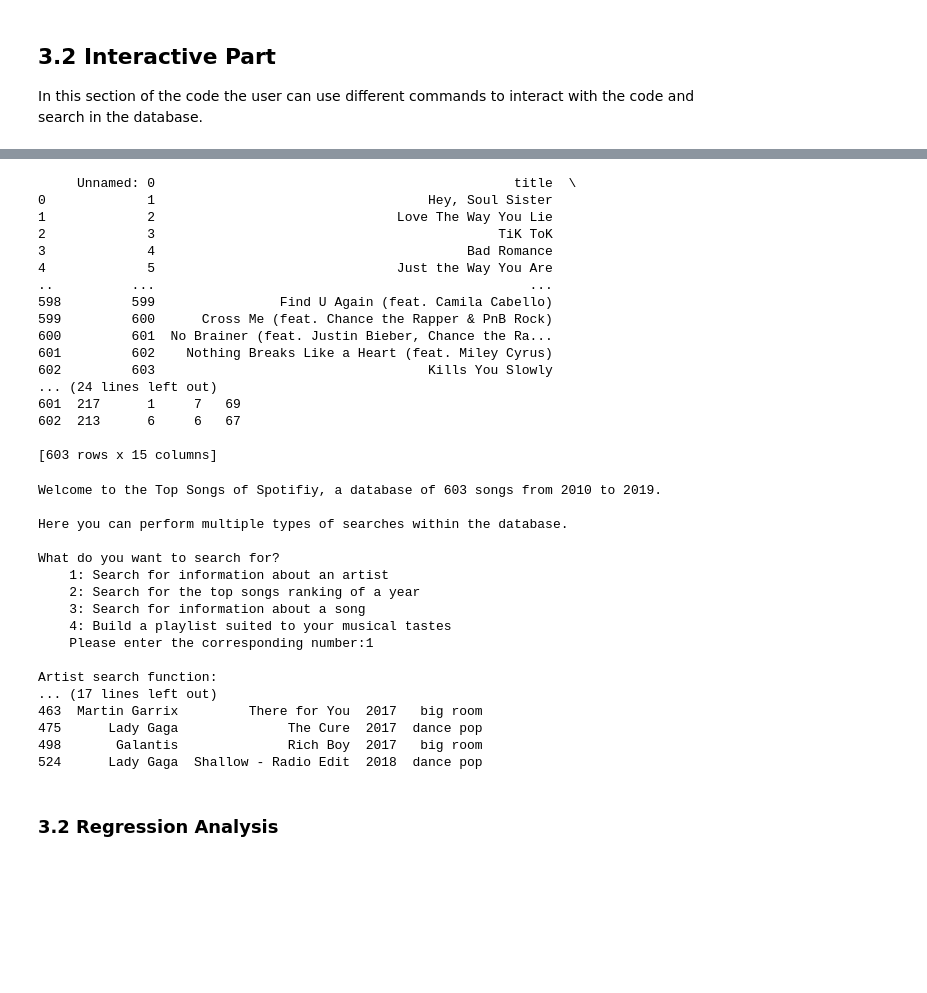
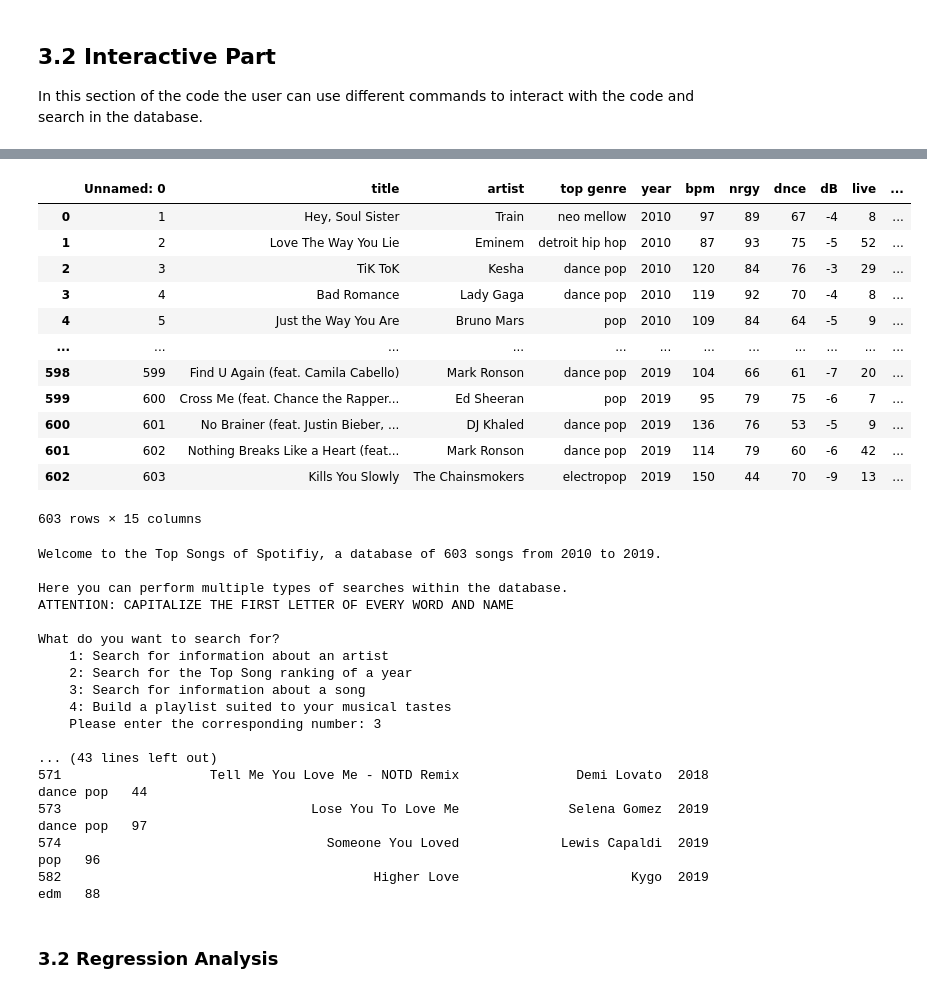
Before and after one commit to Franca97/skills_group_project, a Jupyter notebook: group.project.ipynb, the cells around one changed output, grey strips where cells are left out. Saved outputs shown, nothing was run; the diff lists cells and outputs as text; code cells hidden in the pictures; blank space fills up the shorter version.

Commit message:
2nd & 3rd search functions + display settings

```diff
--- a/group.project.ipynb
+++ b/group.project.ipynb
@@ -496,33 +493,33 @@ In this section of the code the user can use different commands to interact with
+# %%
+pd.set_option('display.max_columns', 20)
+pd.set_option('display.width', 3000)
 # %%
 import numpy as np
 import pandas as pd
 import matplotlib.pyplot as plt
 # %%
 df = pd.read_csv('top10s.csv', engine='python') # Reading the csv file using pandas, set engine paramaeter to python to avoid parse errors.
-print(df) # print dataframe to get a glimpse on the dataset.
+df # print dataframe to get a glimpse on the dataset.
 # %% [output]
+|  | Unnamed: 0 | title | artist | top genre | year | bpm | nrgy | dnce | dB | live | ... |
+| 0 | 1 | Hey, Soul Sister | Train | neo mellow | 2010 | 97 | 89 | 67 | -4 | 8 | ... |
+| 1 | 2 | Love The Way You Lie | Eminem | detroit hip hop | 2010 | 87 | 93 | 75 | -5 | 52 | ... |
+| 2 | 3 | TiK ToK | Kesha | dance pop | 2010 | 120 | 84 | 76 | -3 | 29 | ... |
+| 3 | 4 | Bad Romance | Lady Gaga | dance pop | 2010 | 119 | 92 | 70 | -4 | 8 | ... |
+| 4 | 5 | Just the Way You Are | Bruno Mars | pop | 2010 | 109 | 84 | 64 | -5 | 9 | ... |
+| ... | ... | ... | ... | ... | ... | ... | ... | ... | ... | ... | ... |
+| 598 | 599 | Find U Again (feat. Camila Cabello) | Mark Ronson | dance pop | 2019 | 104 | 66 | 61 | -7 | 20 | ... |
+| 599 | 600 | Cross Me (feat. Chance the Rapper... | Ed Sheeran | pop | 2019 | 95 | 79 | 75 | -6 | 7 | ... |
+| 600 | 601 | No Brainer (feat. Justin Bieber, ... | DJ Khaled | dance pop | 2019 | 136 | 76 | 53 | -5 | 9 | ... |
+| 601 | 602 | Nothing Breaks Like a Heart (feat... | Mark Ronson | dance pop | 2019 | 114 | 79 | 60 | -6 | 42 | ... |
+| 602 | 603 | Kills You Slowly | The Chainsmokers | electropop | 2019 | 150 | 44 | 70 | -9 | 13 | ... |
-     Unnamed: 0                                              title  \
-0             1                                   Hey, Soul Sister
-1             2                               Love The Way You Lie
-2             3                                            TiK ToK
-3             4                                        Bad Romance
-4             5                               Just the Way You Are
-..          ...                                                ...
-598         599                Find U Again (feat. Camila Cabello)
-599         600      Cross Me (feat. Chance the Rapper & PnB Rock)
-600         601  No Brainer (feat. Justin Bieber, Chance the Ra...
-601         602    Nothing Breaks Like a Heart (feat. Miley Cyrus)
-602         603                                   Kills You Slowly
-... (24 lines left out)
-601  217      1     7   69
-602  213      6     6   67
-
-[603 rows x 15 columns]
+603 rows × 15 columns
 # %%
 print("Welcome to the Top Songs of Spotifiy, a database of 603 songs from 2010 to 2019.\n")
-print("Here you can perform multiple types of searches within the database.\n")
+print("Here you can perform multiple types of searches within the database.\nATTENTION: CAPITALIZE THE FIRST LETTER OF EVERY WORD AND NAME\n")
 
-user_input = input("What do you want to search for?\n    1: Search for information about an artist \n    2: Search for the top songs ranking of a year\n    3: Search for information about a song\n    4: Build a playlist suited to your musical tastes\n    Please enter the corresponding number:")
+#user_input variable attributes the different search functions
+user_input = input("What do you want to search for?\n    1: Search for information about an artist \n    2: Search for the Top Song ranking of a year\n    3: Search for information about a song\n    4: Build a playlist suited to your musical tastes\n    Please enter the corresponding number: ")
 
 if user_input == "1":
     df1 = df.loc[:, ['artist', 'title','year', 'top genre']] #defines a subframe of df with only the artist, title, year and genre columns to ease comprehension
@@ -530,24 +527,40 @@ if user_input == "1":
     search_1 = input("Enter an artist's name (or part of a name) to see their songs: ")
     print("\n")
     print(df1[df1['artist'].str.contains(search_1)]) #searches for any sub-string containing the input string in the artist column in the df1 subframe
+
+if user_input == "2":
+    df2 = df.loc[:, ['artist', 'title','year']] #defines a subframe of df with only artist title and year columns
+    print('\nTop song ranking display search function (2010-2019):')
+    search_2 = int(input('Which year\'s ranking do you want to display? ')) #input variable for the year to be displayed
+    print("\n")
+    pd.set_option('display.max_rows', None)
+    print(df2.loc[df2['year'] == search_2]) #searches within df2 for all rows containing the year input in the search_2 variable and prints them
+
+if user_input == "3":
+    df3 = df.loc[:, ['title','artist','year','top genre','pop']]
+    print("\nSong search function:")
+    search_3 = input("Enter a song's name (or part of a name) to see information about it: ")
+    print("\n")
+    df.sort_values(by='year', ascending=True) #displays the oldest songs first which contain the string
+    print(df3[df3['title'].str.contains(search_3)]) #searches for the input string within the title column
 # %% [output]
 Welcome to the Top Songs of Spotifiy, a database of 603 songs from 2010 to 2019.
 
 Here you can perform multiple types of searches within the database.
+ATTENTION: CAPITALIZE THE FIRST LETTER OF EVERY WORD AND NAME
 
 What do you want to search for?
     1: Search for information about an artist
-    2: Search for the top songs ranking of a year
+    2: Search for the Top Song ranking of a year
     3: Search for information about a song
     4: Build a playlist suited to your musical tastes
-    Please enter the corresponding number:1
+    Please enter the corresponding number: 3
 
-Artist search function:
-... (17 lines left out)
-463  Martin Garrix         There for You  2017   big room
-475      Lady Gaga              The Cure  2017  dance pop
-498       Galantis              Rich Boy  2017   big room
-524      Lady Gaga  Shallow - Radio Edit  2018  dance pop
+... (43 lines left out)
+571                   Tell Me You Love Me - NOTD Remix               Demi Lovato  2018        dance pop   44
+573                                Lose You To Love Me              Selena Gomez  2019        dance pop   97
+574                                  Someone You Loved             Lewis Capaldi  2019              pop   96
+582                                        Higher Love                      Kygo  2019              edm   88
 # %% [markdown]
 ### 3.2 Regression Analysis
 # %% [markdown]
```
Also changed, not shown: parts of 3 cells of this notebook.
